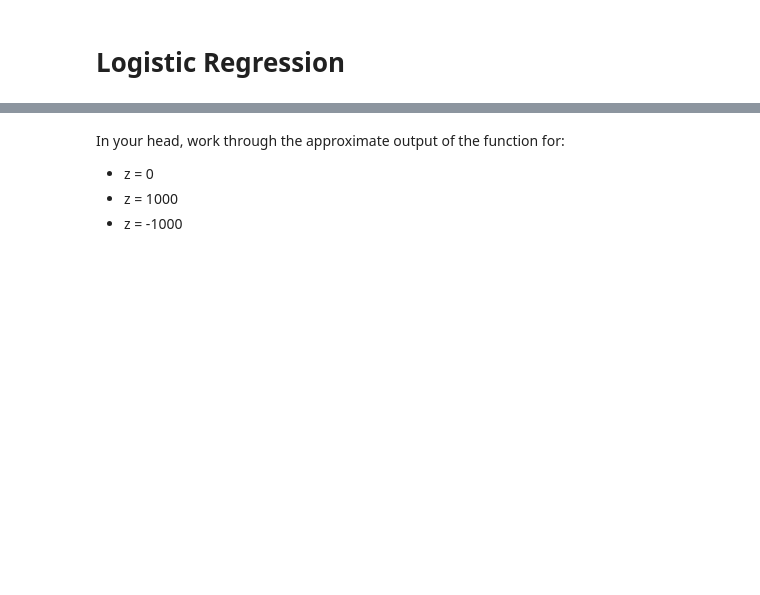
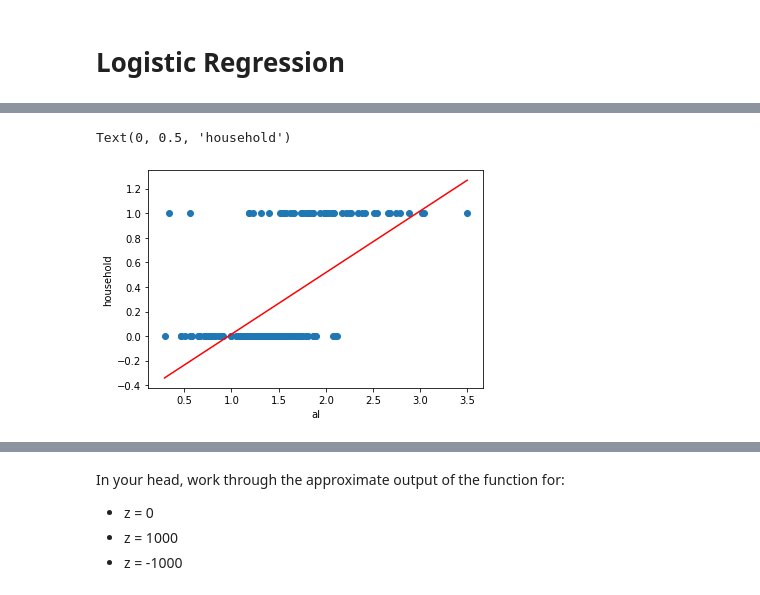
Before and after one commit to lecritch/logistic_sea-chi-ds, a Jupyter notebook: index.ipynb, the cells around one changed output, grey strips where cells are left out. Saved outputs shown, nothing was run; the diff lists cells and outputs as text; code cells hidden in the pictures; blank space fills up the shorter version.

```diff
--- a/index.ipynb
+++ b/index.ipynb
@@ -26,0 +114,20 @@ What problems can we forsee in this approach?
+# %%
+from sklearn.linear_model import LinearRegression
+# fit a linear regression model and store the predictions
+
+feature_cols = ['al']
+X = glass[feature_cols]
+y = glass.household
+
+lr = LinearRegression()
+lr.fit(X, y)
+glass['household_pred'] = lr.predict(X)
+# %%
+# scatter plot that includes the regression line
+plt.scatter(glass.al, glass.household)
+plt.plot(glass.al, glass.household_pred, color='red')
+plt.xlabel('al')
+plt.ylabel('household')
+# %% [output]
+Text(0, 0.5, 'household')
+[figure, added]
```
Also changed, not shown: parts of 80 cells of this notebook, 8 other files.
